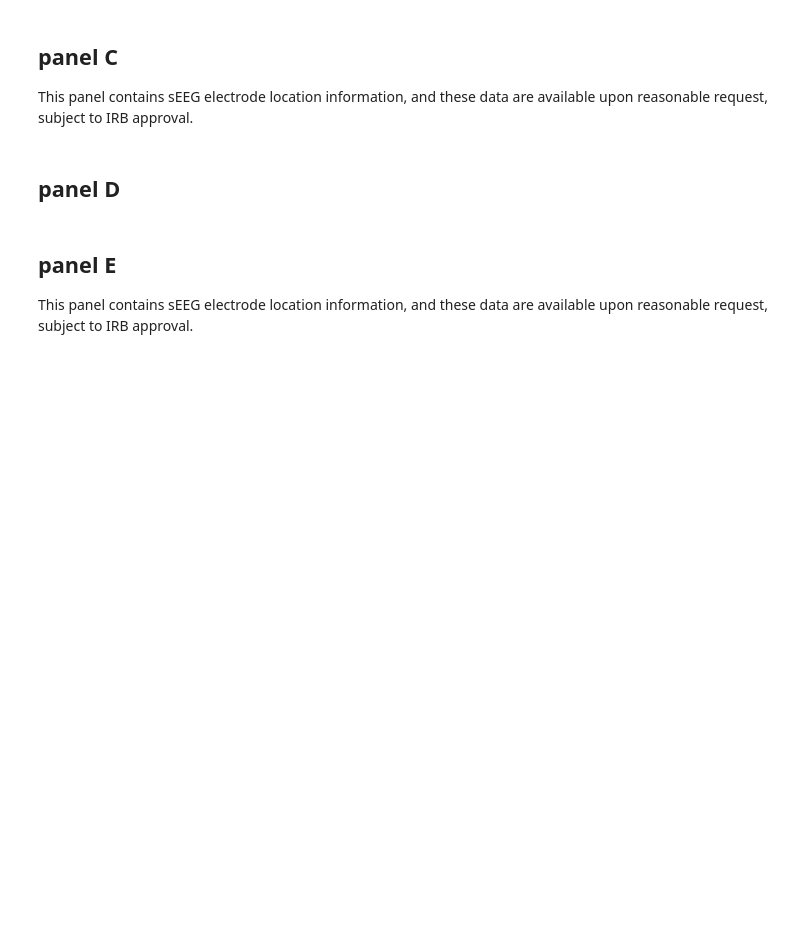
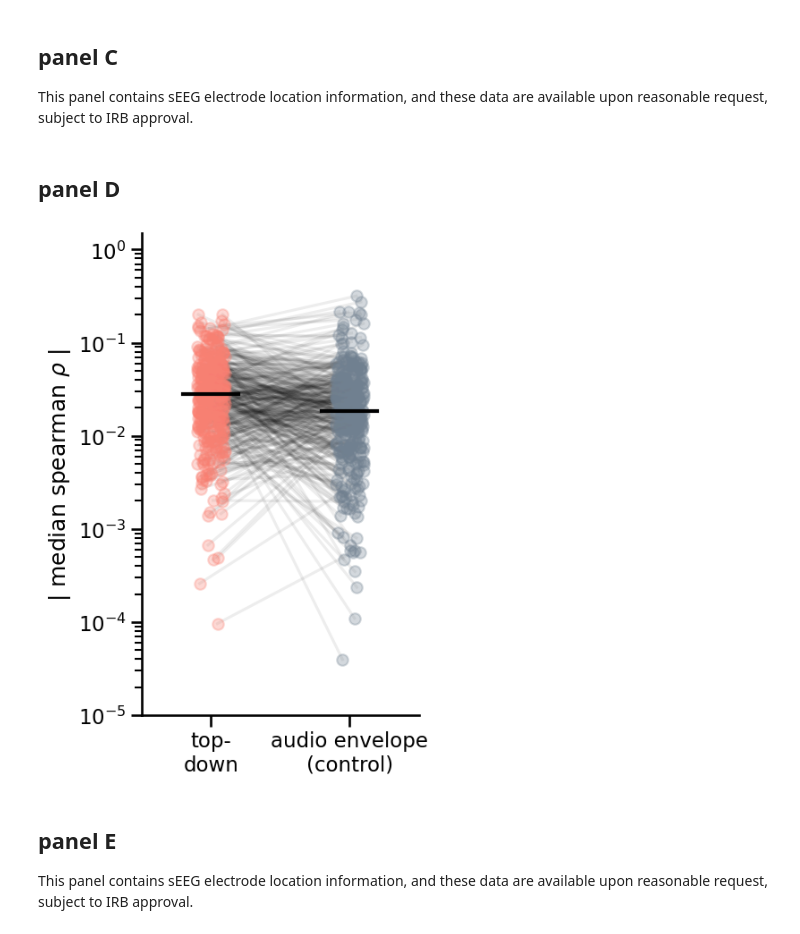
Before and after one commit to voytekresearch/prophecy, a Jupyter notebook: 02-notebooks/figures/Fig3.ipynb, the cells around one changed output. Drawn from its saved outputs; the diff is of its cells as text; code cells hidden in the pictures; blank space fills up the shorter version.

```diff
--- a/02-notebooks/figures/Fig3.ipynb
+++ b/02-notebooks/figures/Fig3.ipynb
@@ -273,6 +418,10 @@ for metric in metrics:
             plot_brain_model_fits(patients, SDids, metric=metric, hemi=hemi, view=view)
 # %% [markdown]
 ## panel D
+# %%
+paired_rho_plot(td_ctrl_df, 'raw_top_rho', 'salmon', 'top-\ndown')
+# %% [output]
+[figure, added]
 # %% [markdown]
 ## panel E
 
```
Also changed, not shown: parts of 22 cells of this notebook.
